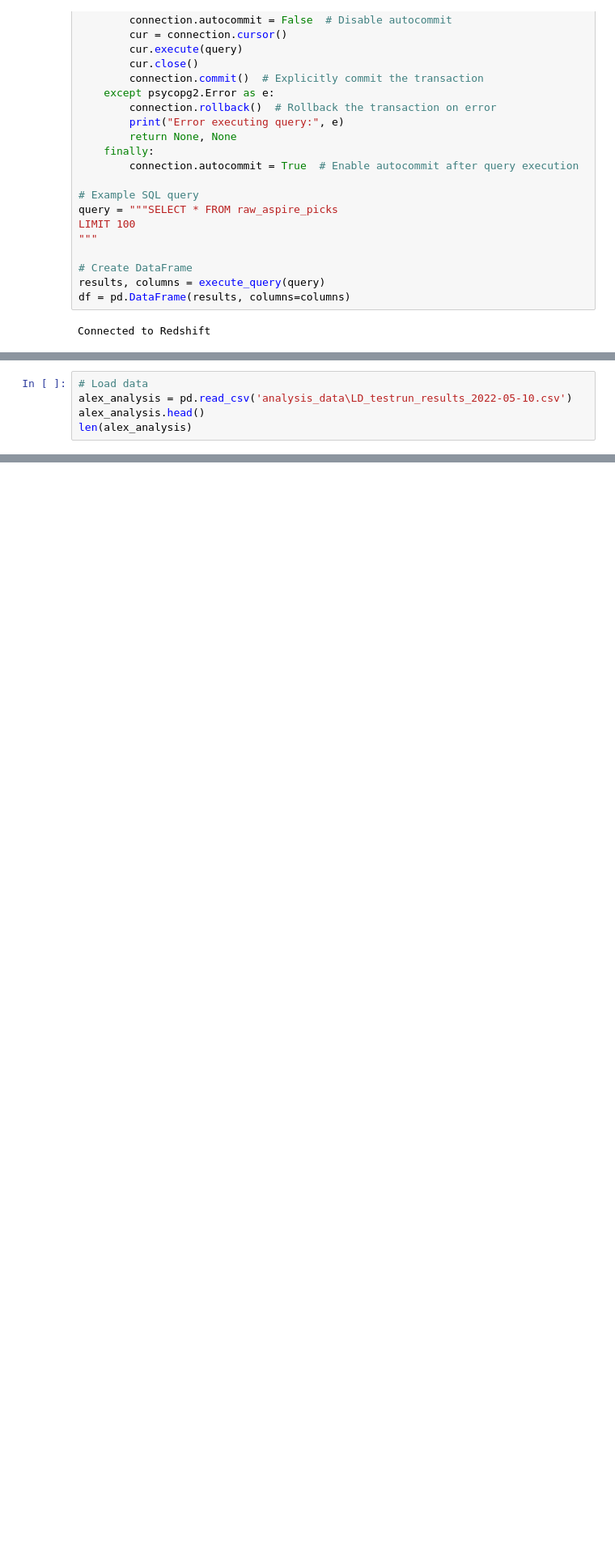
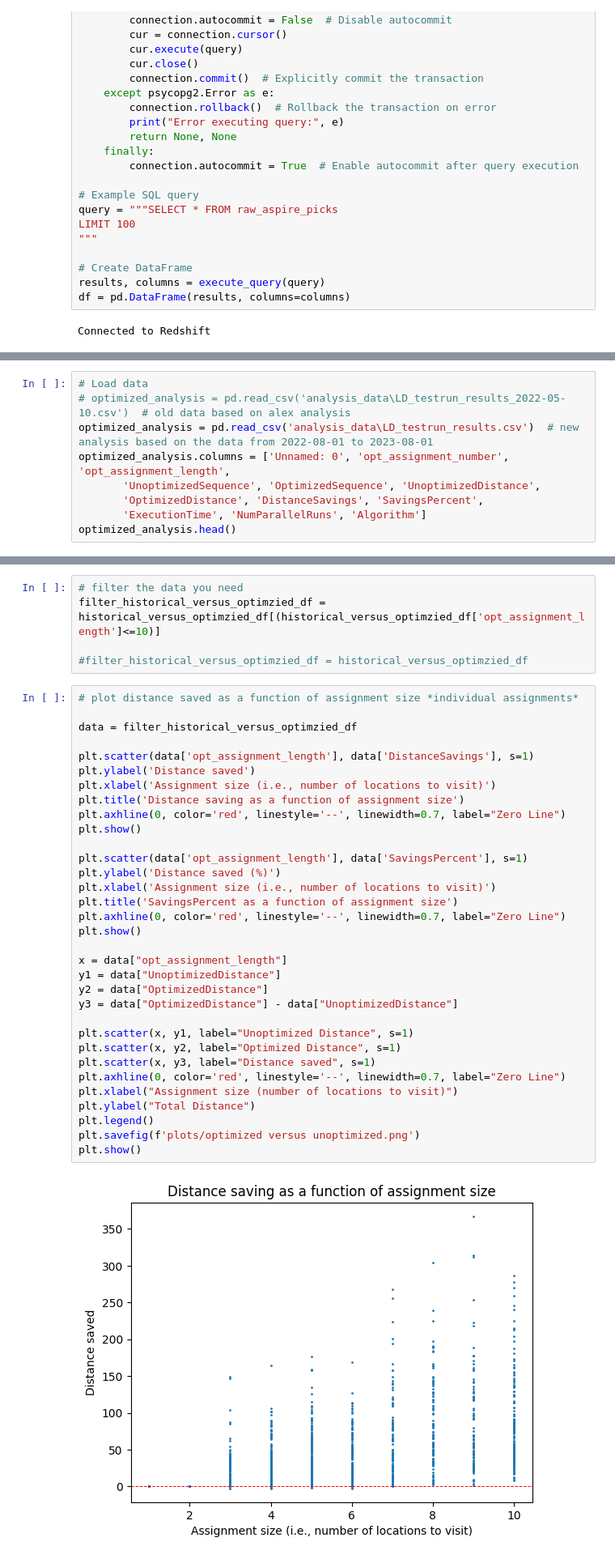
Before and after one commit to HasanVerses/batch_sequencing_optimization, a Jupyter notebook: notebooks/ld_computational_and_improvement_analysis.ipynb, the cells around one changed output, grey strips where cells are left out. Shown: that part at 81% size. Drawn from its saved outputs; the diff is of its cells as text; blank space fills up the shorter version.

Commit message:
revised the notebook based on most recent run of algo

```diff
--- a/notebooks/ld_computational_and_improvement_analysis.ipynb
+++ b/notebooks/ld_computational_and_improvement_analysis.ipynb
@@ -269,6 +280,10 @@ hist_freq_table.head()
 # %%
 # Load data
-alex_analysis = pd.read_csv('analysis_data\LD_testrun_results_2022-05-10.csv')
-alex_analysis.head()
-len(alex_analysis)
+# optimized_analysis = pd.read_csv('analysis_data\LD_testrun_results_2022-05-10.csv')  # old data based on alex analysis
+optimized_analysis = pd.read_csv('analysis_data\LD_testrun_results.csv')  # new analysis based on the data from 2022-08-01 to 2023-08-01
+optimized_analysis.columns = ['Unnamed: 0', 'opt_assignment_number', 'opt_assignment_length',
+       'UnoptimizedSequence', 'OptimizedSequence', 'UnoptimizedDistance',
+       'OptimizedDistance', 'DistanceSavings', 'SavingsPercent',
+       'ExecutionTime', 'NumParallelRuns', 'Algorithm']
+optimized_analysis.head()
 # %% [output]
@@ -387,0 +336,40 @@ See the caveats in the documentation: https://pandas.pydata.org/pandas-docs/stab
+# %%
+# filter the data you need
+filter_historical_versus_optimzied_df = historical_versus_optimzied_df[(historical_versus_optimzied_df['opt_assignment_length']<=10)]
+
+#filter_historical_versus_optimzied_df = historical_versus_optimzied_df
+# %%
+# plot distance saved as a function of assignment size *individual assignments*
+
+data = filter_historical_versus_optimzied_df
+
+plt.scatter(data['opt_assignment_length'], data['DistanceSavings'], s=1)
+plt.ylabel('Distance saved')
+plt.xlabel('Assignment size (i.e., number of locations to visit)')
+plt.title('Distance saving as a function of assignment size')
+plt.axhline(0, color='red', linestyle='--', linewidth=0.7, label="Zero Line")
+plt.show()
+
+plt.scatter(data['opt_assignment_length'], data['SavingsPercent'], s=1)
+plt.ylabel('Distance saved (%)')
+plt.xlabel('Assignment size (i.e., number of locations to visit)')
+plt.title('SavingsPercent as a function of assignment size')
+plt.axhline(0, color='red', linestyle='--', linewidth=0.7, label="Zero Line")
+plt.show()
+
+x = data["opt_assignment_length"]
+y1 = data["UnoptimizedDistance"]
+y2 = data["OptimizedDistance"]
+y3 = data["OptimizedDistance"] - data["UnoptimizedDistance"]
+
+plt.scatter(x, y1, label="Unoptimized Distance", s=1)
+plt.scatter(x, y2, label="Optimized Distance", s=1)
+plt.scatter(x, y3, label="Distance saved", s=1)
+plt.axhline(0, color='red', linestyle='--', linewidth=0.7, label="Zero Line")
+plt.xlabel("Assignment size (number of locations to visit)")
+plt.ylabel("Total Distance")
+plt.legend()
+plt.savefig(f'plots/optimized versus unoptimized.png')
+plt.show()
+# %% [output]
+[figure, added]
```
Also changed, not shown: parts of 22 cells of this notebook.
